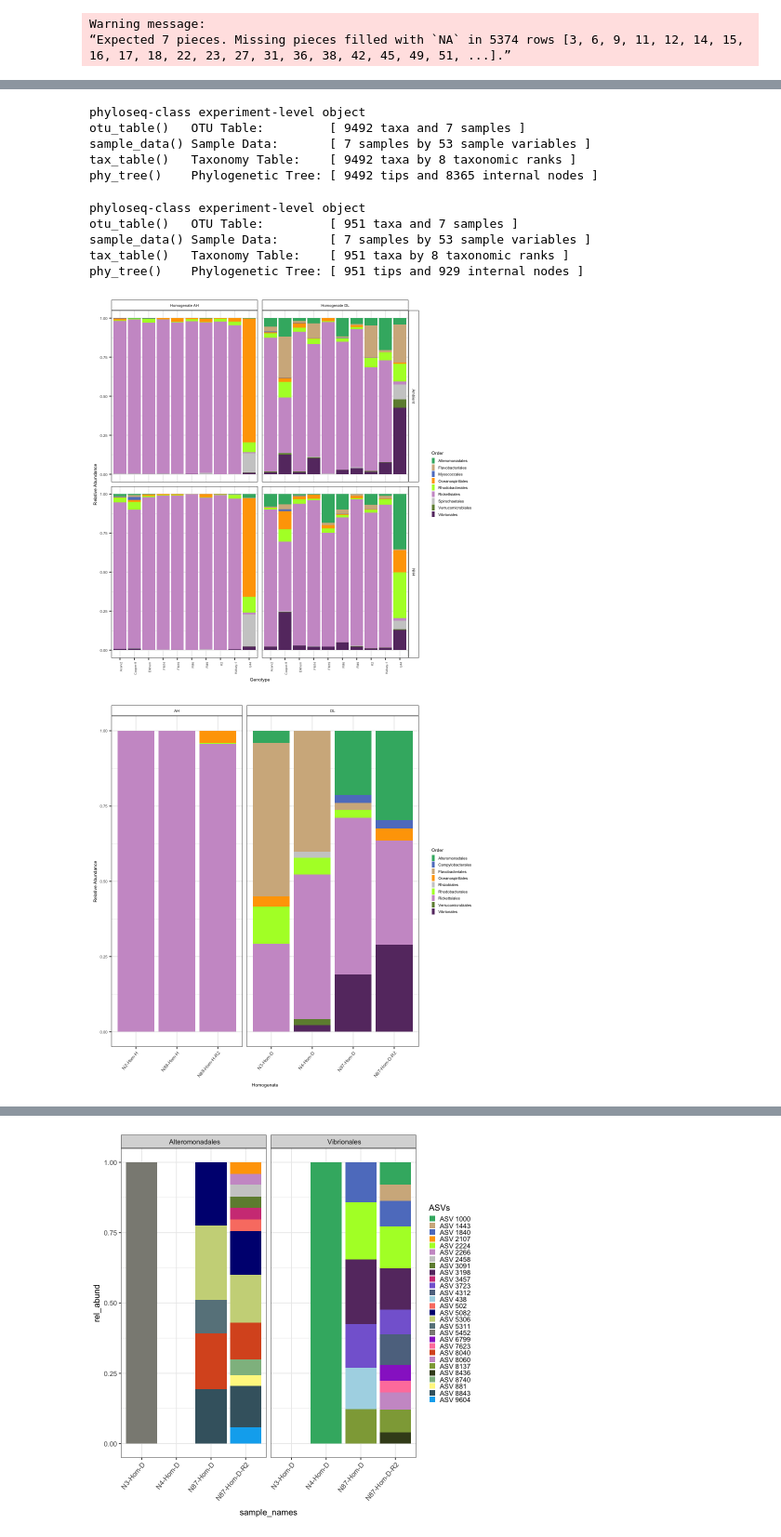
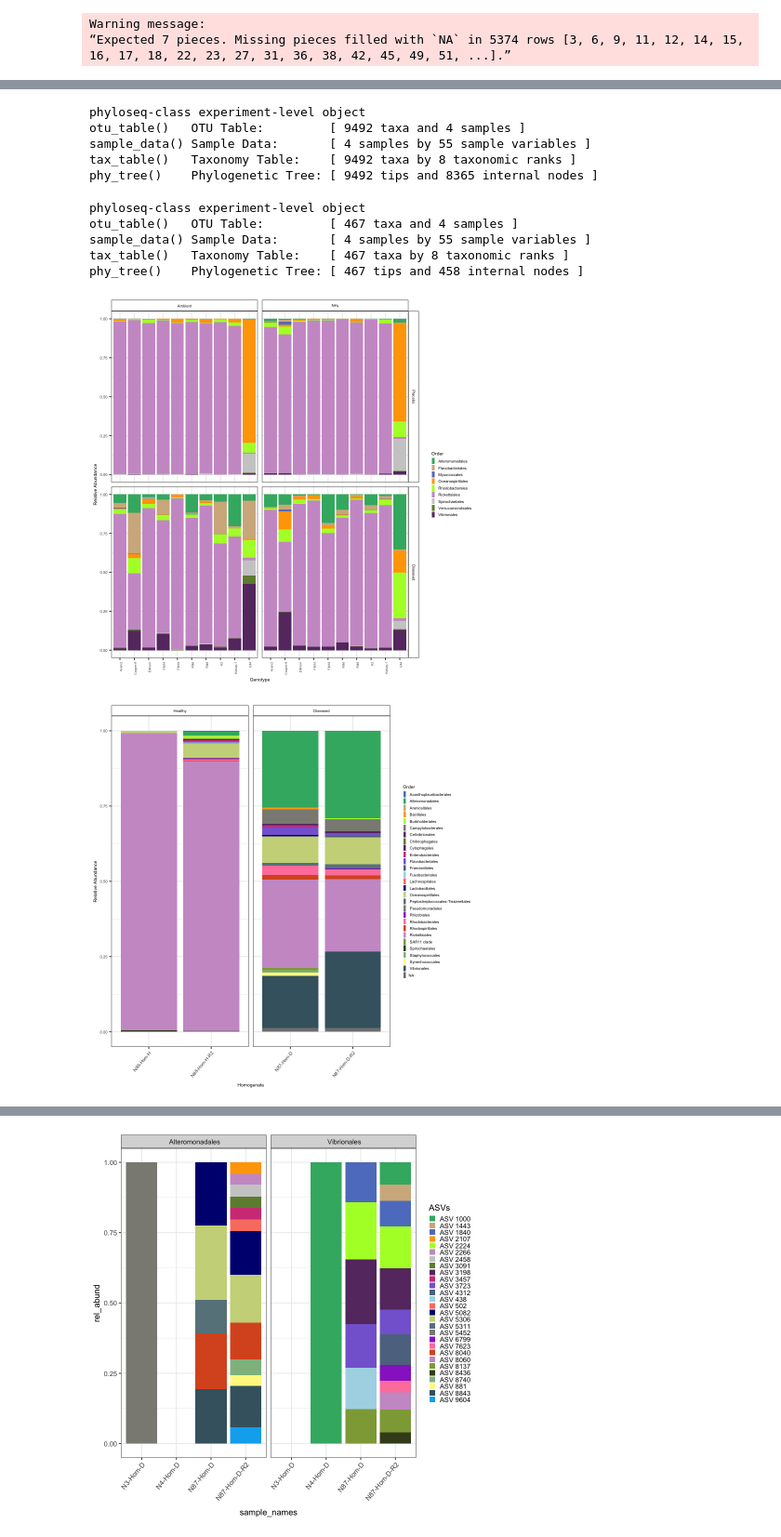
Before and after one commit to srosales712/RESISTADA_Microbiome, a Jupyter notebook: Notebooks/Resistada_beta-diversity-Figs.ipynb, the cells around one changed output, grey strips where cells are left out. Shown: that part at 93% size. Saved outputs shown, nothing was run; the diff lists cells and outputs as text; code cells hidden in the pictures.

```diff
--- a/Notebooks/Resistada_beta-diversity-Figs.ipynb
+++ b/Notebooks/Resistada_beta-diversity-Figs.ipynb
@@ -521,7 +715,10 @@ sum_ps_pair_nr   <- ps_fill_clip_nr %>%
   #transform_sample_counts(function(x) {x/sum(x)*100} ) %>% # Transform to rel. abundance
   psmelt()
 # %%
-ps_homgenate=subset_samples(ps_pre, Type=="Homogenate")
+first_hom=c("N88-Hom-H", "N88-Hom-H-R2", "N87-Hom-D", "N87-Hom-D-R2")
+
+
+ps_homgenate=subset_samples(ps_pre, Type=="Homogenate"& sample_names %in% first_hom)
 ps_homgenate
 
 ps_homgenate = filter_taxa(ps_homgenate, function(x) sum(x > 0) > (0.0*length(x)), TRUE)
@@ -534,16 +731,27 @@ sum_homogenate   <- ps_homgenate %>%
   psmelt()
 # %% [output]
 phyloseq-class experiment-level object
-otu_table()   OTU Table:         [ 9492 taxa and 7 samples ]
-sample_data() Sample Data:       [ 7 samples by 53 sample variables ]
+otu_table()   OTU Table:         [ 9492 taxa and 4 samples ]
+sample_data() Sample Data:       [ 4 samples by 55 sample variables ]
 tax_table()   Taxonomy Table:    [ 9492 taxa by 8 taxonomic ranks ]
 phy_tree()    Phylogenetic Tree: [ 9492 tips and 8365 internal nodes ]
 phyloseq-class experiment-level object
-otu_table()   OTU Table:         [ 951 taxa and 7 samples ]
-sample_data() Sample Data:       [ 7 samples by 53 sample variables ]
-tax_table()   Taxonomy Table:    [ 951 taxa by 8 taxonomic ranks ]
-phy_tree()    Phylogenetic Tree: [ 951 tips and 929 internal nodes ]
+otu_table()   OTU Table:         [ 467 taxa and 4 samples ]
+sample_data() Sample Data:       [ 4 samples by 55 sample variables ]
+tax_table()   Taxonomy Table:    [ 467 taxa by 8 taxonomic ranks ]
+phy_tree()    Phylogenetic Tree: [ 467 tips and 458 internal nodes ]
 # %%
+sum_ps_pair$Diseased <- factor(sum_ps_pair$Diseased,
+   levels = c("Placebo", "Pathogen"))
+
+
+supp.labs <- as_labeller(c(Placebo="Placebo", Pathogen="Diseased"),
+                           default = label_parsed)
+my_labeller <- as_labeller(c(Ambient="Ambient", NH4="NH[4]"),
+                           default = label_parsed)
+
+
+
 f1 = sum_ps_pair %>%
 mutate(rel_abund = (Abundance / sum(Abundance))*100) %>%
 filter(Abundance >0.01) %>%
@@ -565,7 +773,6 @@ geom_bar(stat = "identity",position="fill") +
 #geom_boxplot() +
 #scale_y_continuous(trans = "log10") +
 #geom_point(position = position_jitterdodge(), alpha=0.5, size=1) +
-facet_grid(Nutrients~Diseased, scales="free_x") +
 scale_fill_manual(values=c("#3CB371","tan","#5F7FC7", "orange","#ADFF2F",
                            "#CD9BCD", "gray80", "darkolivegreen4", "#673770","#D14285",
                            "#8569D5", "#5E738F",
@@ -602,16 +809,31 @@ theme(axis.title.y = element_text(size = 6)) +
 theme(axis.text.x = element_text(size =4)) +
 theme(axis.text.y = element_text(size =5)) +
 theme(strip.text.x = element_text(size =5)) +
-theme(strip.text.y = element_text(size =5))
+theme(strip.text.y = element_text(size =5)) +
+facet_grid(Diseased~Nutrients) +
+facet_grid(Diseased~Nutrients, scale="free", space="free", labeller = labeller(Nutrients=my_labeller,
+                                                                    label_parsed, Diseased= supp.labs))
 f1
+
+ggsave("/Users/stephanie.rosales/Documents/omics_projects/Resitada/figures/sup1.png",
+      width = 4, height = 4, units = "in", dpi=300)
 # %% [output]
-[figure, old version]
+[figure, new version]
 # %%
+#sum_homogenate$Health <- factor(sum_homogenate$Health,
+ #  levels = c("DL", "AH"))
 
+
+supp.labs <- c("Healthy", "Diseased")
+names(supp.labs) <- c("AH","DL")
 
 fig_supp2= sum_homogenate %>%
 mutate(rel_abund = (Abundance / sum(Abundance))*100) %>%
-filter(rel_abund  >0.1) %>%
+filter(rel_abund  >0.05) %>%
+#filter(sample_names!=c("N4-Hom-D")) %>%
+#filter(sample_names!=c("N3-Hom-D")) %>%
+#filter(sample_names!=c("N2-Hom-H")) %>%
+#filter(Homogenate=!"N4-H-D") %>%
 mutate_if(
                 is.character,
                 stringr::str_replace_all,
@@ -622,13 +844,15 @@ mutate_if(
                 stringr::str_replace_all,
                 pattern = "_",
                 replacement = " ")  %>%
+
+
 ggplot(
        aes(x=sample_names, y= rel_abund, fill=Order)) +
 theme_bw() +
 geom_bar(stat = "identity",position="fill") +
 
-scale_fill_manual(values=c("#3CB371","#5F7FC7", "tan","orange","gray80","#ADFF2F",
-                           "#CD9BCD", "darkolivegreen4", "#673770","#D14285",
+scale_fill_manual(values=c("#5F7FC7", "#3CB371","tan","orange","#ADFF2F",
+                           "ivory4", "#673770",  "darkolivegreen4", "#673770","#D14285",
                            "#8569D5", "#5E738F",
                           "lightblue", "salmon","Navy", "#CBD588",
                            "lightblue4", "ivory4", "darkorchid", "palevioletred1",
@@ -641,33 +865,34 @@ scale_fill_manual(values=c("#3CB371","#5F7FC7", "tan","orange","gray80","#ADFF2F
                            "#CD9BCD", "gray80", "darkolivegreen4", "#673770","#D14285",
                            "#8569D5", "#5E738F","#AD6F3B",
                           "lightblue", "salmon","Navy", "#CBD588",
                            "lightblue4", "ivory4", "darkorchid", "palevioletred1",
                            "#DA5724","#CD9BCD","#8fa746","#404b1f","#8FBC8F",
                             "khaki1","#41636f","#00AEEF","#8bbfd2","brown","#AD6F3B","tan",
                            "#90EE90","#8fa746","lightblue4", "ivory4", "darkorchid", "palevioletred1",
                            "#DA5724","#CD9BCD","#8fa746","#404b1f","#8FBC8F"
                           )) +
-facet_grid(.~Health, space="free", scales="free") +
 theme_bw() +
 #labs(fill='Taxon')  +
 ylab("Relative Abundance") +
 xlab("Homogenate") +
 theme(strip.background = element_rect(fill="white")) +
 guides(fill = guide_legend(keywidth = 0.30, , keyheight =.60, ncol=1)) +
 theme(axis.text.x = element_text(angle = 50, hjust = 1)) +
 theme(legend.text =element_text(size=5)) +
 theme(legend.title = element_text(size=6)) +
 theme(axis.title.x = element_text(size = 6)) +
 theme(axis.title.y = element_text(size = 6)) +
 theme(axis.text.x = element_text(size =6)) +
 theme(axis.text.y = element_text(size =5)) +
 theme(strip.text.x = element_text(size =5)) +
-theme(strip.text.y = element_text(size =5))
+theme(strip.text.y = element_text(size =5)) +
+facet_grid(.~Health, scales="free", space="free", labeller = labeller(Health = supp.labs))
+
 
 
 fig_supp2
 
 ggsave("/Users/stephanie.rosales/Documents/omics_projects/Resitada/figures/sup2.png",
       width = 4, height = 4, units = "in", dpi=300)
 # %% [output]
-[figure, old version]
+[figure, new version]
```
Also changed, not shown: parts of 35 cells of this notebook, 7 other files.
